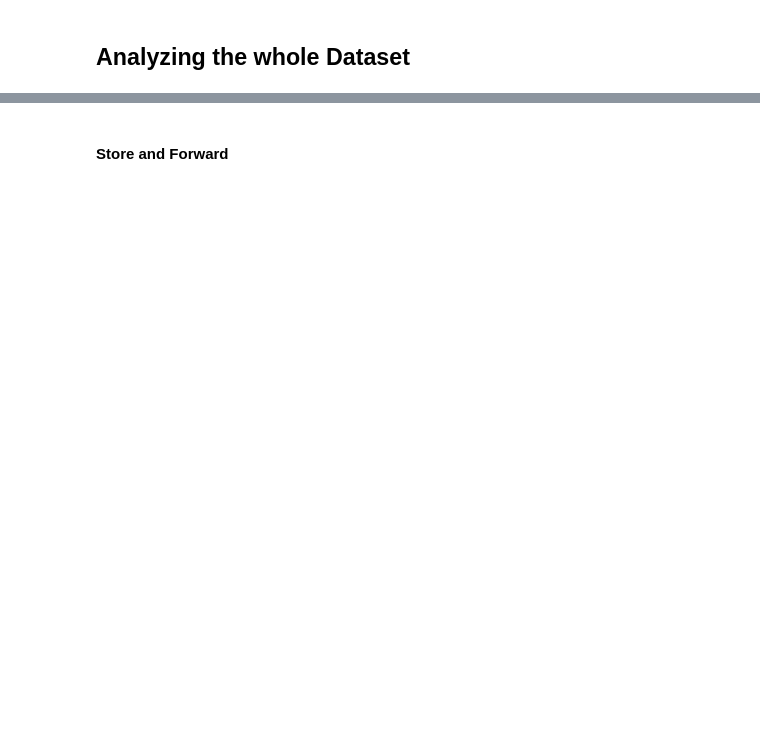
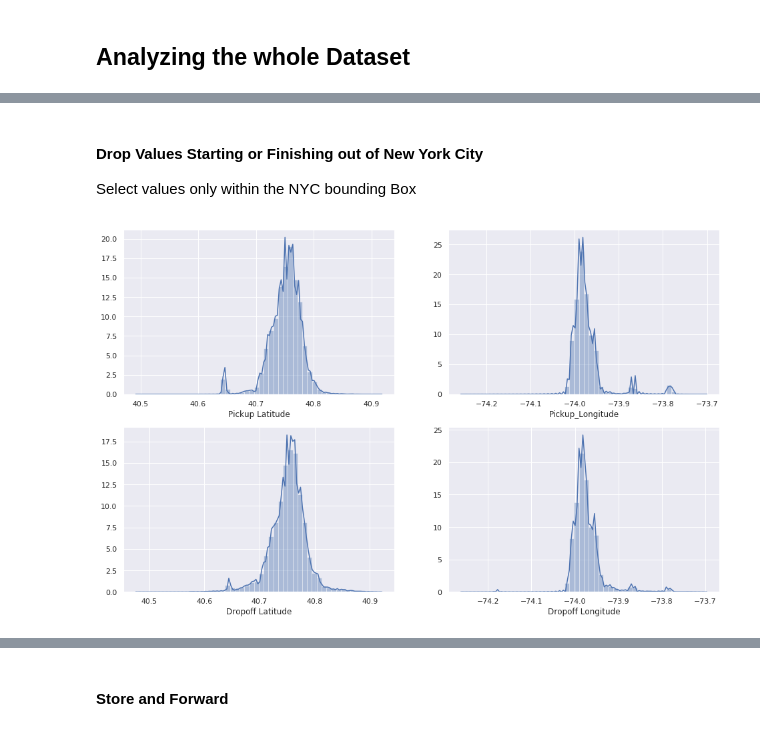
Before and after one commit to falkets/udacity_capstone_project, a Jupyter notebook: report.ipynb, the cells around one changed output, grey strips where cells are left out. Cells and saved outputs as stored; diff of their text form; code cells hidden in the pictures; blank space fills up the shorter version.

```diff
--- a/report.ipynb
+++ b/report.ipynb
@@ -96,0 +150,22 @@ dtype: int64
+# %% [markdown]
+#### Drop Values Starting or Finishing out of New York City
+
+Select values only within the NYC bounding Box
+# %%
+NYC_BOUNDING_BOX = [(40.4774,-74.2589), ( 40.9176, -73.7004)]
+
+filter_lat_long = df_train['pickup_latitude'] < NYC_BOUNDING_BOX[1][0]
+filter_lat_long &= df_train['pickup_latitude'] > NYC_BOUNDING_BOX[0][0]
+filter_lat_long &= df_train['pickup_longitude'] < NYC_BOUNDING_BOX[1][1]
+filter_lat_long &= df_train['pickup_longitude'] > NYC_BOUNDING_BOX[0][1]
+
+filter_lat_long &= df_train['dropoff_latitude'] < NYC_BOUNDING_BOX[1][0]
+filter_lat_long &= df_train['dropoff_latitude'] > NYC_BOUNDING_BOX[0][0]
+filter_lat_long &= df_train['dropoff_longitude'] < NYC_BOUNDING_BOX[1][1]
+filter_lat_long &= df_train['dropoff_longitude'] > NYC_BOUNDING_BOX[0][1]
+
+df_train = df_train[filter_lat_long]
+
+plot_lat_long(df_train_processed)
+# %% [output]
+[figure, added]
```
Also changed, not shown: parts of 51 cells of this notebook.
